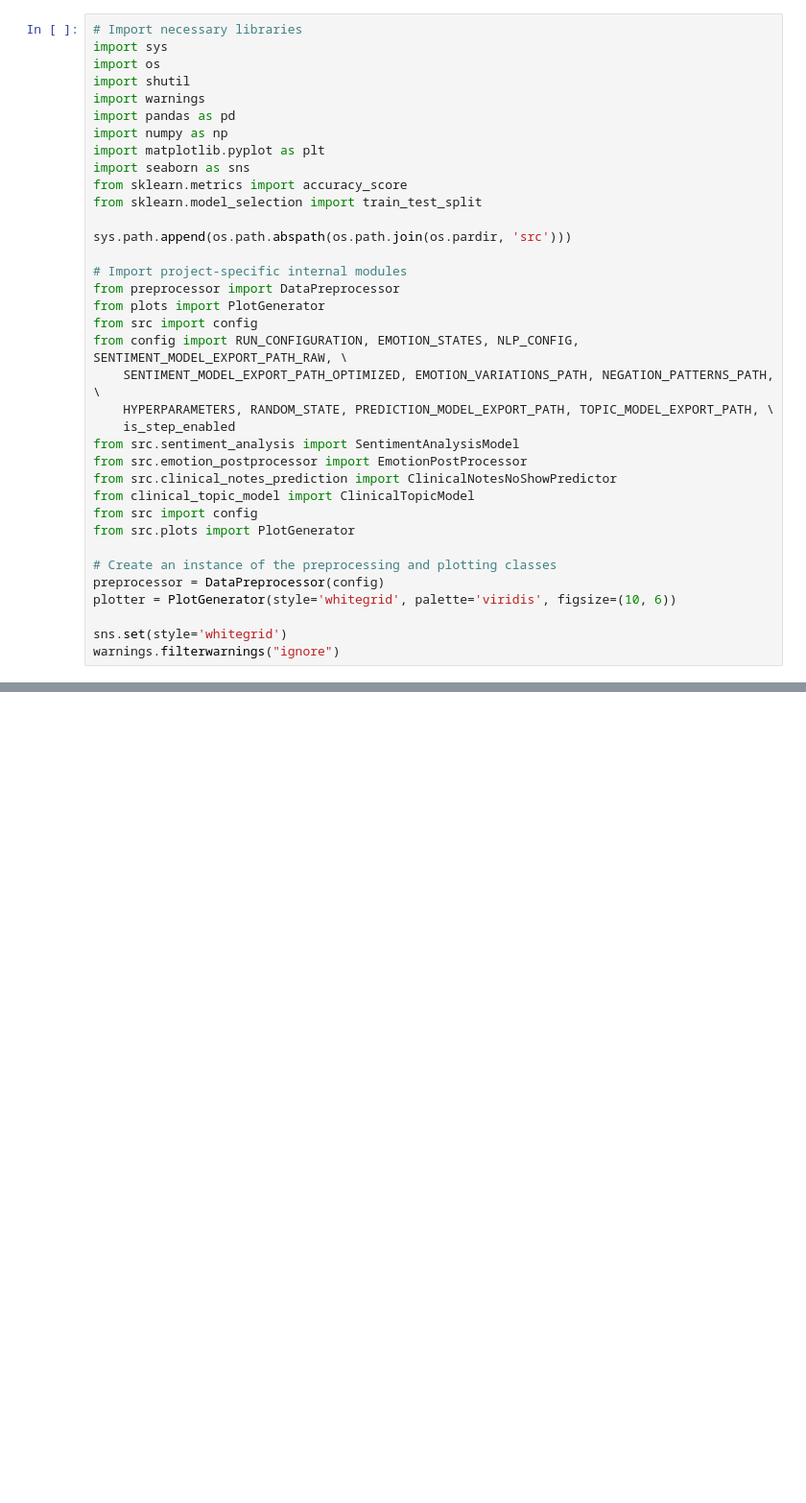
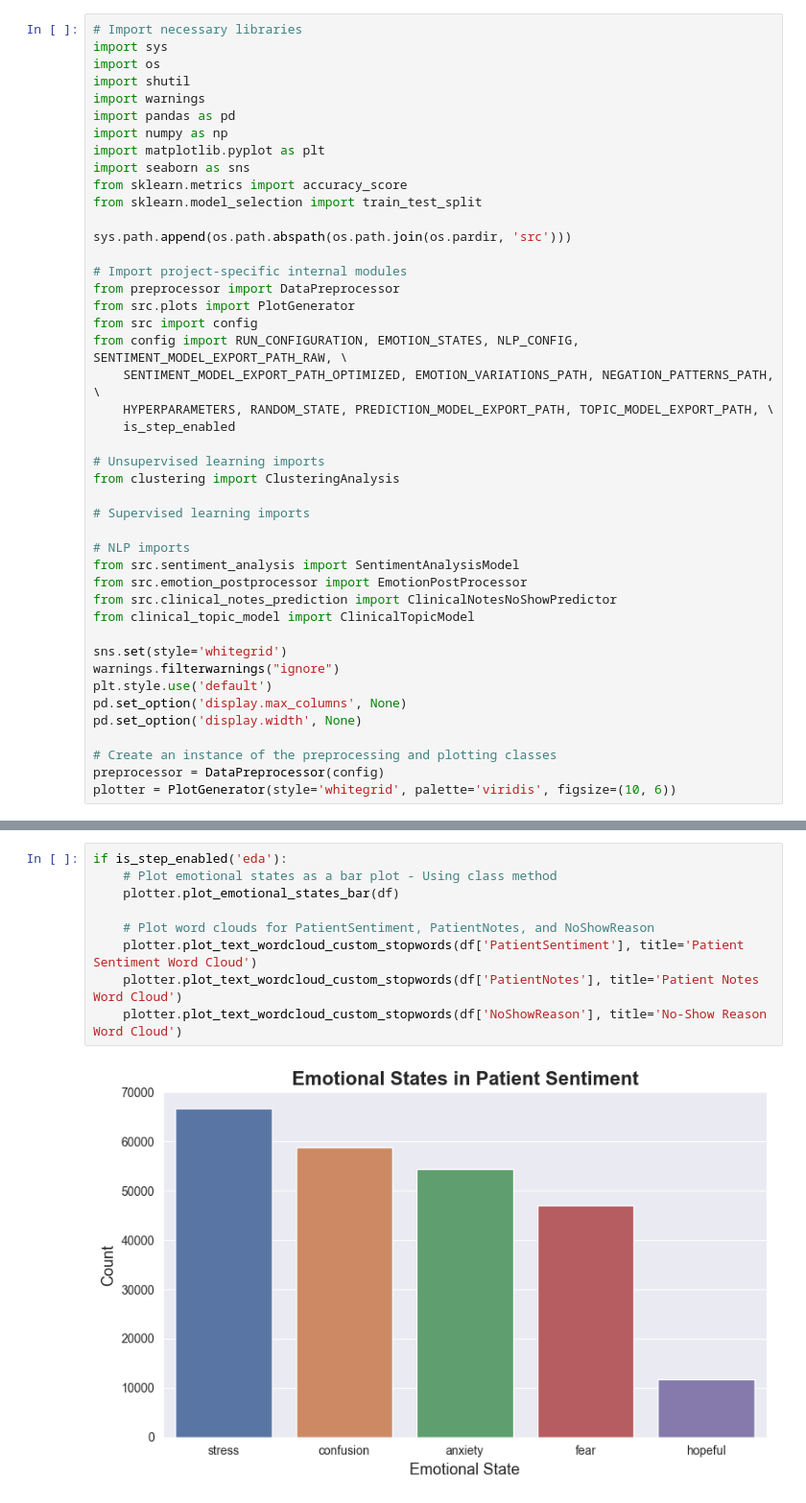
Before and after one commit to swapnilprakashpatil/aai510_3proj, a Jupyter notebook: notebooks/Supervised.ipynb, the cells around one changed output, grey strips where cells are left out. Shown at 96% size. Saved outputs shown, nothing was run; the diff lists cells and outputs as text; blank space fills up the shorter version.

Commit message:
added supervised learning

```diff
--- a/notebooks/Supervised.ipynb
+++ b/notebooks/Supervised.ipynb
@@ -39,22 +39,30 @@ sys.path.append(os.path.abspath(os.path.join(os.pardir, 'src')))
 
 # Import project-specific internal modules
 from preprocessor import DataPreprocessor
-from plots import PlotGenerator
+from src.plots import PlotGenerator
 from src import config
 from config import RUN_CONFIGURATION, EMOTION_STATES, NLP_CONFIG, SENTIMENT_MODEL_EXPORT_PATH_RAW, \
     SENTIMENT_MODEL_EXPORT_PATH_OPTIMIZED, EMOTION_VARIATIONS_PATH, NEGATION_PATTERNS_PATH, \
     HYPERPARAMETERS, RANDOM_STATE, PREDICTION_MODEL_EXPORT_PATH, TOPIC_MODEL_EXPORT_PATH, \
     is_step_enabled
+
+# Unsupervised learning imports
+from clustering import ClusteringAnalysis
+
+# Supervised learning imports
+
+# NLP imports
 from src.sentiment_analysis import SentimentAnalysisModel
 from src.emotion_postprocessor import EmotionPostProcessor
 from src.clinical_notes_prediction import ClinicalNotesNoShowPredictor
 from clinical_topic_model import ClinicalTopicModel
-from src import config
-from src.plots import PlotGenerator
+
+sns.set(style='whitegrid')
+warnings.filterwarnings("ignore")
+plt.style.use('default')
+pd.set_option('display.max_columns', None)
+pd.set_option('display.width', None)
 
 # Create an instance of the preprocessing and plotting classes
 preprocessor = DataPreprocessor(config)
 plotter = PlotGenerator(style='whitegrid', palette='viridis', figsize=(10, 6))
-
-sns.set(style='whitegrid')
-warnings.filterwarnings("ignore")
@@ -1566,0 +207,11 @@ print("="*80)
+# %%
+if is_step_enabled('eda'):
+    # Plot emotional states as a bar plot - Using class method
+    plotter.plot_emotional_states_bar(df)
+
+    # Plot word clouds for PatientSentiment, PatientNotes, and NoShowReason
+    plotter.plot_text_wordcloud_custom_stopwords(df['PatientSentiment'], title='Patient Sentiment Word Cloud')
+    plotter.plot_text_wordcloud_custom_stopwords(df['PatientNotes'], title='Patient Notes Word Cloud')
+    plotter.plot_text_wordcloud_custom_stopwords(df['NoShowReason'], title='No-Show Reason Word Cloud')
+# %% [output]
+[figure, added]
```
Also changed, not shown: parts of 54 cells of this notebook, 4 other files.
